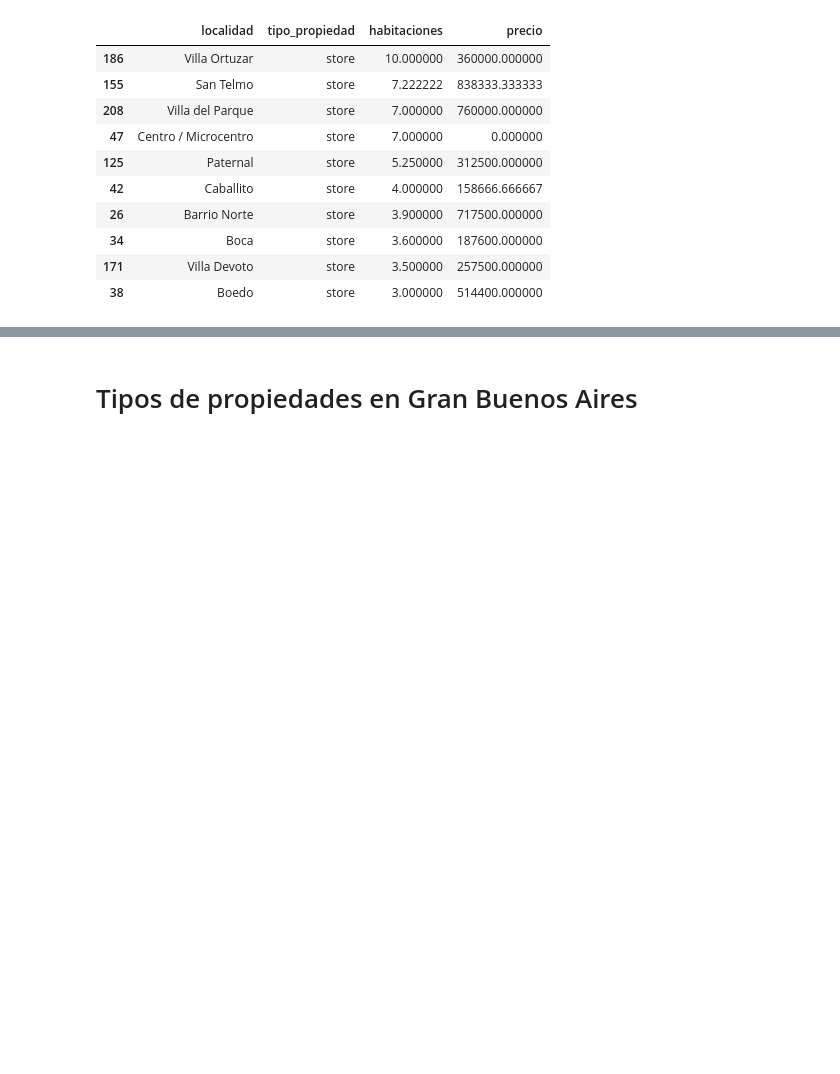
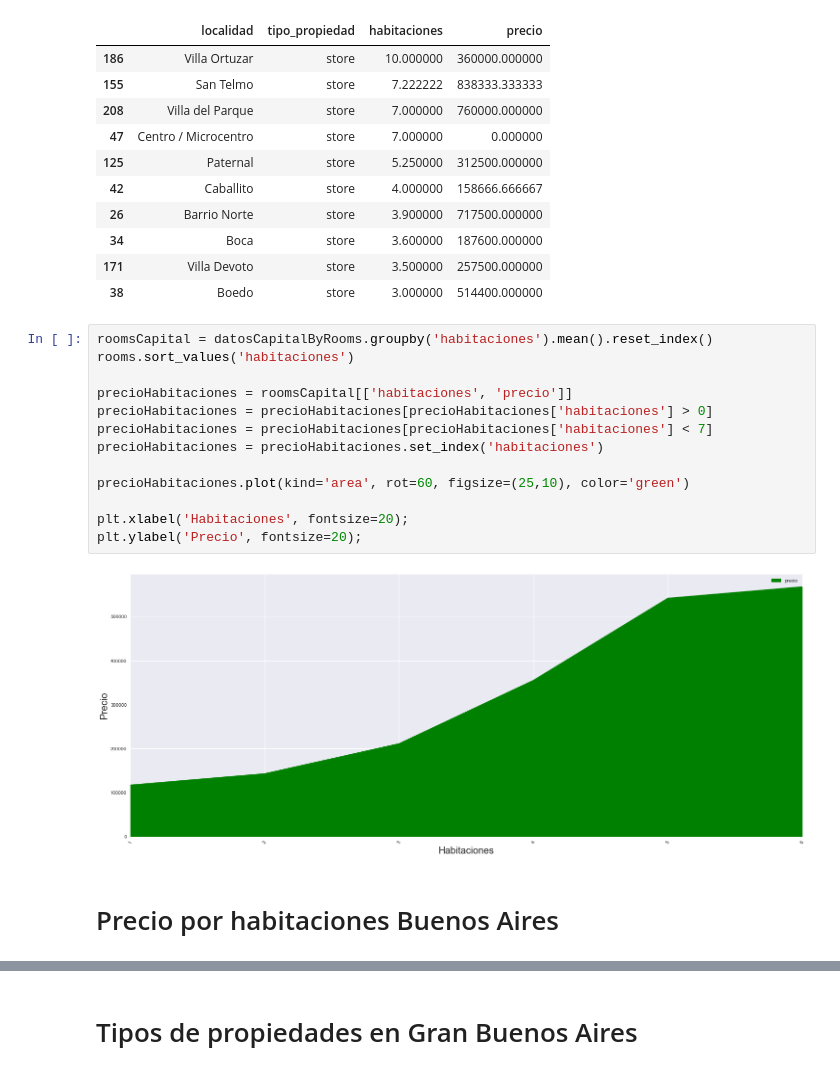
Before and after one commit to NicoGallegos/tpdatos, a Jupyter notebook: TP 1 - Definitiva.ipynb, the cells around one changed output, grey strips where cells are left out. Drawn from its saved outputs; the diff is of its cells as text; blank space fills up the shorter version.

```diff
--- a/TP 1 - Definitiva.ipynb
+++ b/TP 1 - Definitiva.ipynb
@@ -872,3 +874,20 @@ promedioRoomsStore.sort_values('habitaciones', ascending=False).head(10)
 | 34 | Boca | store | 3.600000 | 187600.000000 |
 | 171 | Villa Devoto | store | 3.500000 | 257500.000000 |
 | 38 | Boedo | store | 3.000000 | 514400.000000 |
+# %%
+roomsCapital = datosCapitalByRooms.groupby('habitaciones').mean().reset_index()
+rooms.sort_values('habitaciones')
+
+precioHabitaciones = roomsCapital[['habitaciones', 'precio']]
+precioHabitaciones = precioHabitaciones[precioHabitaciones['habitaciones'] > 0]
+precioHabitaciones = precioHabitaciones[precioHabitaciones['habitaciones'] < 7]
+precioHabitaciones = precioHabitaciones.set_index('habitaciones')
+
+precioHabitaciones.plot(kind='area', rot=60, figsize=(25,10), color='green')
+
+plt.xlabel('Habitaciones', fontsize=20);
+plt.ylabel('Precio', fontsize=20);
+# %% [output]
+[figure, added]
+# %% [markdown]
+# Precio por habitaciones Buenos Aires
```
Also changed, not shown: parts of 44 cells of this notebook.
